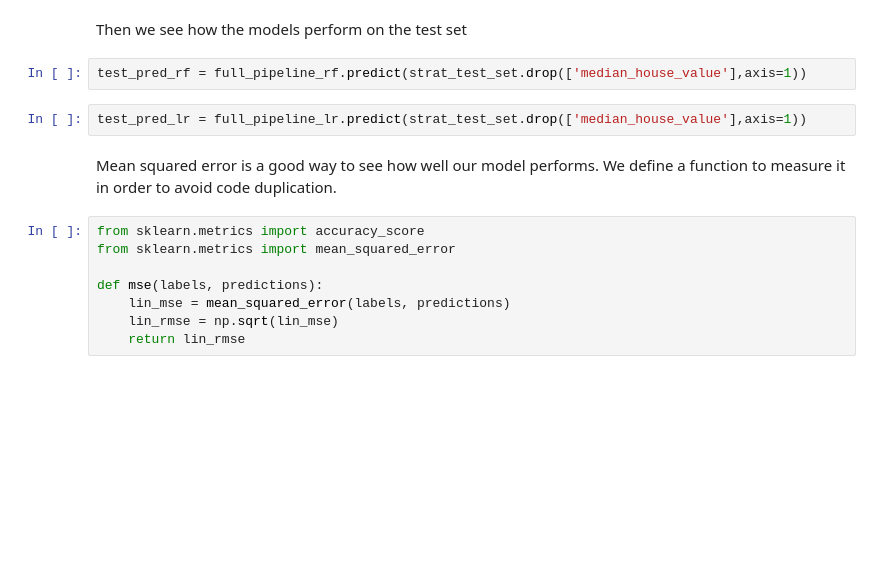
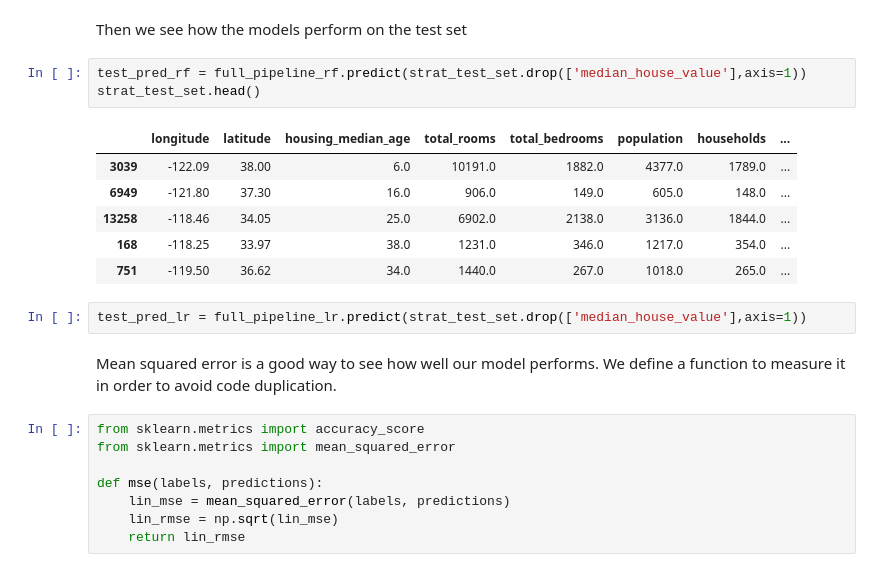
Before and after one commit to SteffenLG/DAT158-Oblig1, a Jupyter notebook: 02_end_to_end_machine_learning_project.ipynb, the cells around one changed output. Saved outputs shown, nothing was run; the diff lists cells and outputs as text; blank space fills up the shorter version.

```diff
--- a/02_end_to_end_machine_learning_project.ipynb
+++ b/02_end_to_end_machine_learning_project.ipynb
@@ -404,6 +412,14 @@ full_pipeline_lr.fit(X, housing_labels);
 Then we see how the models perform on the test set
 # %%
 test_pred_rf = full_pipeline_rf.predict(strat_test_set.drop(['median_house_value'],axis=1))
+strat_test_set.head()
+# %% [output]
+|  | longitude | latitude | housing_median_age | total_rooms | total_bedrooms | population | households | ... |
+| 3039 | -122.09 | 38.00 | 6.0 | 10191.0 | 1882.0 | 4377.0 | 1789.0 | ... |
+| 6949 | -121.80 | 37.30 | 16.0 | 906.0 | 149.0 | 605.0 | 148.0 | ... |
+| 13258 | -118.46 | 34.05 | 25.0 | 6902.0 | 2138.0 | 3136.0 | 1844.0 | ... |
+| 168 | -118.25 | 33.97 | 38.0 | 1231.0 | 346.0 | 1217.0 | 354.0 | ... |
+| 751 | -119.50 | 36.62 | 34.0 | 1440.0 | 267.0 | 1018.0 | 265.0 | ... |
 # %%
 test_pred_lr = full_pipeline_lr.predict(strat_test_set.drop(['median_house_value'],axis=1))
 # %% [markdown]
```
Also changed, not shown: parts of 157 cells of this notebook, 1 other file.
